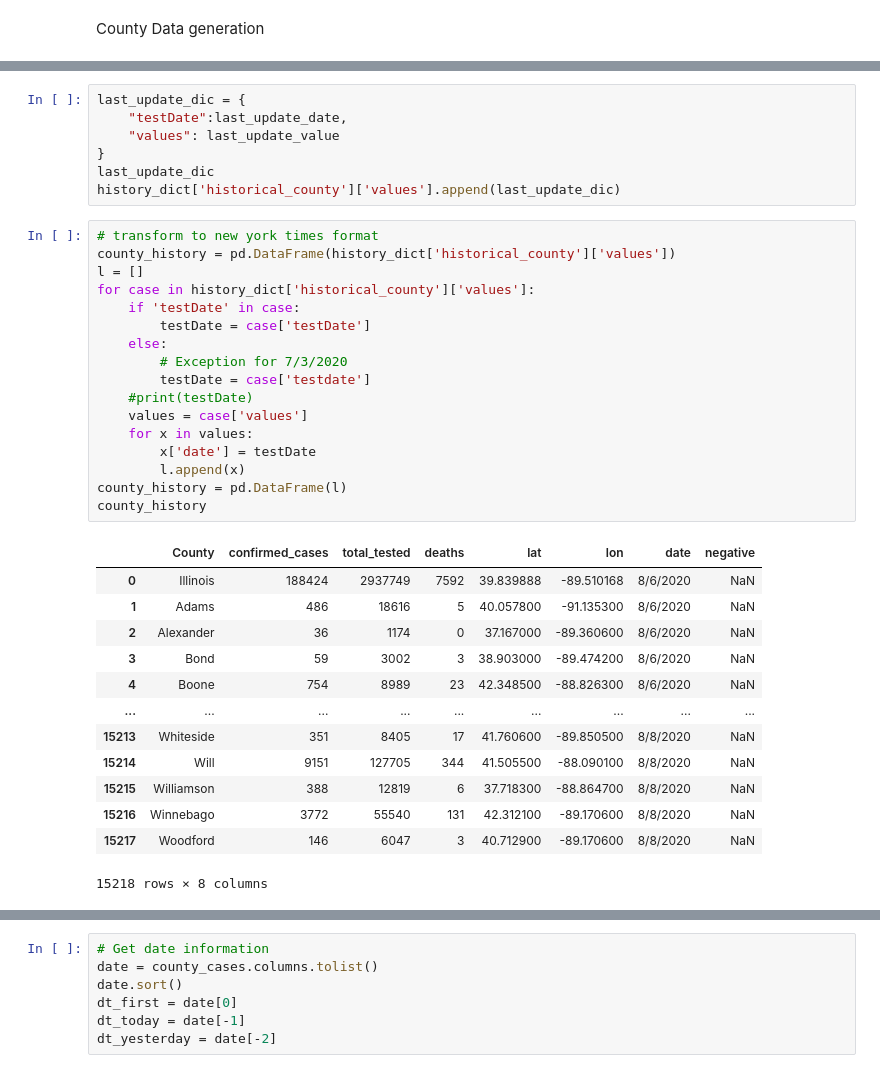
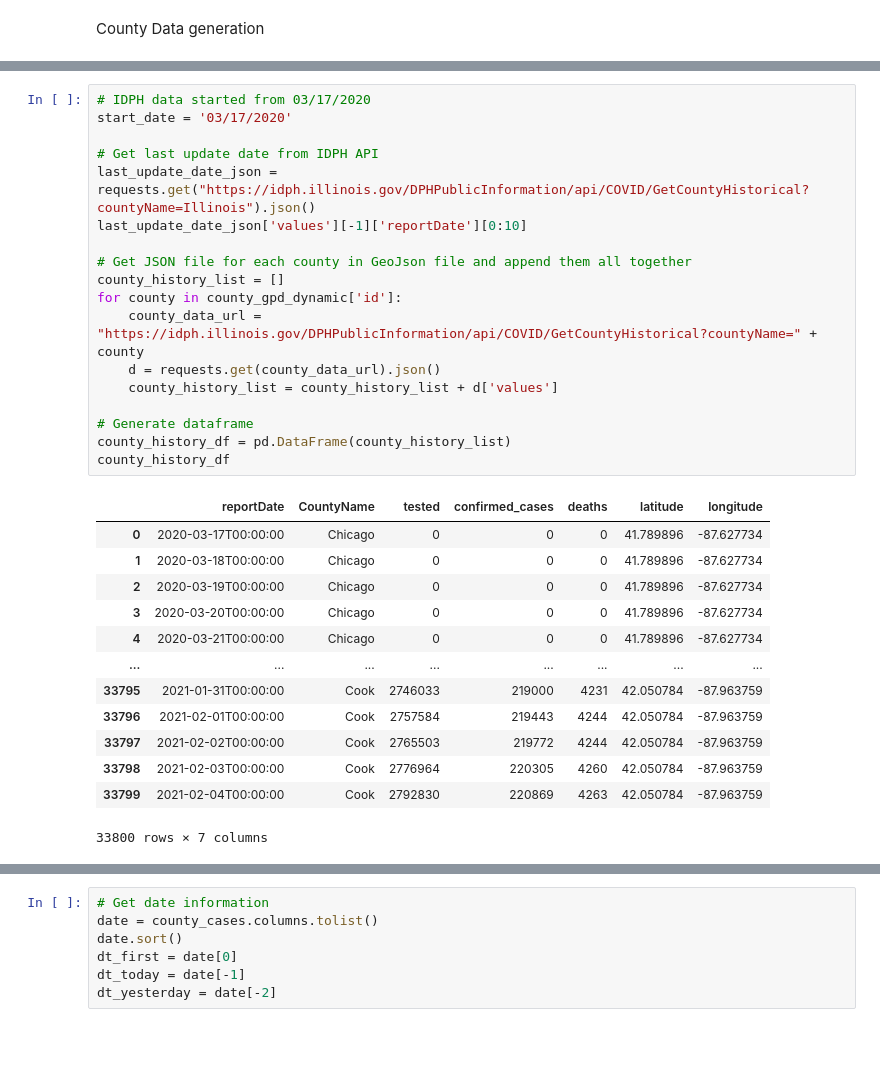
Before and after one commit to cybergis/wherecovid19_webapp, a Jupyter notebook: preprocessing/illinois/extract_zipcode.ipynb, the cells around one changed output, grey strips where cells are left out. Drawn from its saved outputs; the diff is of its cells as text; blank space fills up the shorter version.

```diff
--- a/preprocessing/illinois/extract_zipcode.ipynb
+++ b/preprocessing/illinois/extract_zipcode.ipynb
@@ -142,38 +138,32 @@ last_update_date
-# %%
-last_update_dic = {
-    "testDate":last_update_date,
-    "values": last_update_value
-}
-last_update_dic
-history_dict['historical_county']['values'].append(last_update_dic)
-# %%
-# transform to new york times format
-county_history = pd.DataFrame(history_dict['historical_county']['values'])
-l = []
-for case in history_dict['historical_county']['values']:
-    if 'testDate' in case:
-        testDate = case['testDate']
-    else:
-        # Exception for 7/3/2020
-        testDate = case['testdate']
-    #print(testDate)
-    values = case['values']
-    for x in values:
-        x['date'] = testDate
-        l.append(x)
-county_history = pd.DataFrame(l)
-county_history
-# %% [output]
-|  | County | confirmed_cases | total_tested | deaths | lat | lon | date | negative |
-| 0 | Illinois | 188424 | 2937749 | 7592 | 39.839888 | -89.510168 | 8/6/2020 | NaN |
-| 1 | Adams | 486 | 18616 | 5 | 40.057800 | -91.135300 | 8/6/2020 | NaN |
-| 2 | Alexander | 36 | 1174 | 0 | 37.167000 | -89.360600 | 8/6/2020 | NaN |
-| 3 | Bond | 59 | 3002 | 3 | 38.903000 | -89.474200 | 8/6/2020 | NaN |
-| 4 | Boone | 754 | 8989 | 23 | 42.348500 | -88.826300 | 8/6/2020 | NaN |
-| ... | ... | ... | ... | ... | ... | ... | ... | ... |
-| 15213 | Whiteside | 351 | 8405 | 17 | 41.760600 | -89.850500 | 8/8/2020 | NaN |
-| 15214 | Will | 9151 | 127705 | 344 | 41.505500 | -88.090100 | 8/8/2020 | NaN |
-| 15215 | Williamson | 388 | 12819 | 6 | 37.718300 | -88.864700 | 8/8/2020 | NaN |
-| 15216 | Winnebago | 3772 | 55540 | 131 | 42.312100 | -89.170600 | 8/8/2020 | NaN |
-| 15217 | Woodford | 146 | 6047 | 3 | 40.712900 | -89.170600 | 8/8/2020 | NaN |
-15218 rows × 8 columns
+# %%
+# IDPH data started from 03/17/2020
+start_date = '03/17/2020'
+
+# Get last update date from IDPH API
+last_update_date_json = requests.get("https://idph.illinois.gov/DPHPublicInformation/api/COVID/GetCountyHistorical?countyName=Illinois").json()
+last_update_date_json['values'][-1]['reportDate'][0:10]
+
+# Get JSON file for each county in GeoJson file and append them all together
+county_history_list = []
+for county in county_gpd_dynamic['id']:
+    county_data_url = "https://idph.illinois.gov/DPHPublicInformation/api/COVID/GetCountyHistorical?countyName=" + county
+    d = requests.get(county_data_url).json()
+    county_history_list = county_history_list + d['values']
+
+# Generate dataframe
+county_history_df = pd.DataFrame(county_history_list)
+county_history_df
+# %% [output]
+|  | reportDate | CountyName | tested | confirmed_cases | deaths | latitude | longitude |
+| 0 | 2020-03-17T00:00:00 | Chicago | 0 | 0 | 0 | 41.789896 | -87.627734 |
+| 1 | 2020-03-18T00:00:00 | Chicago | 0 | 0 | 0 | 41.789896 | -87.627734 |
+| 2 | 2020-03-19T00:00:00 | Chicago | 0 | 0 | 0 | 41.789896 | -87.627734 |
+| 3 | 2020-03-20T00:00:00 | Chicago | 0 | 0 | 0 | 41.789896 | -87.627734 |
+| 4 | 2020-03-21T00:00:00 | Chicago | 0 | 0 | 0 | 41.789896 | -87.627734 |
+| ... | ... | ... | ... | ... | ... | ... | ... |
+| 33795 | 2021-01-31T00:00:00 | Cook | 2746033 | 219000 | 4231 | 42.050784 | -87.963759 |
+| 33796 | 2021-02-01T00:00:00 | Cook | 2757584 | 219443 | 4244 | 42.050784 | -87.963759 |
+| 33797 | 2021-02-02T00:00:00 | Cook | 2765503 | 219772 | 4244 | 42.050784 | -87.963759 |
+| 33798 | 2021-02-03T00:00:00 | Cook | 2776964 | 220305 | 4260 | 42.050784 | -87.963759 |
+| 33799 | 2021-02-04T00:00:00 | Cook | 2792830 | 220869 | 4263 | 42.050784 | -87.963759 |
+33800 rows × 7 columns
```
Also changed, not shown: parts of 52 cells of this notebook.
